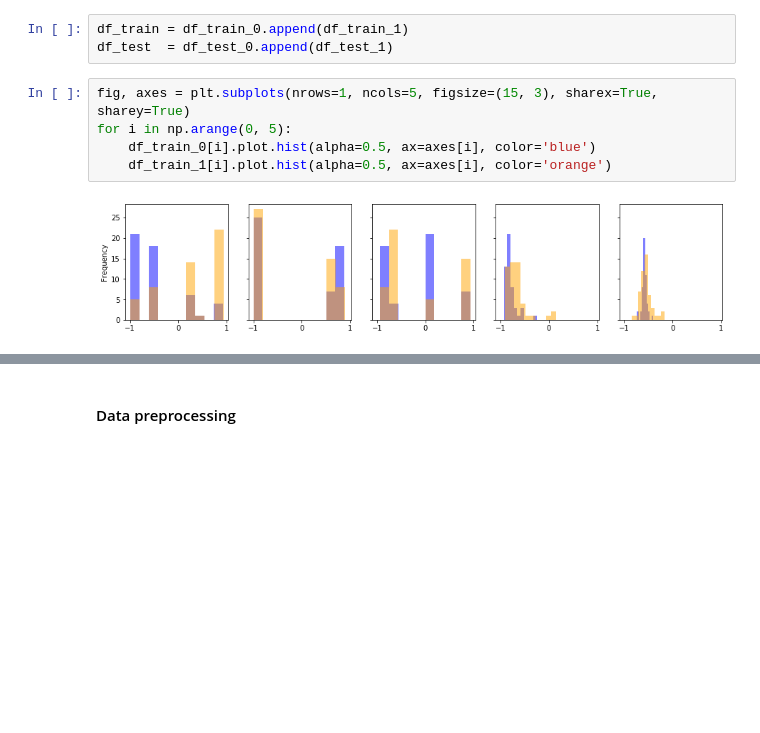
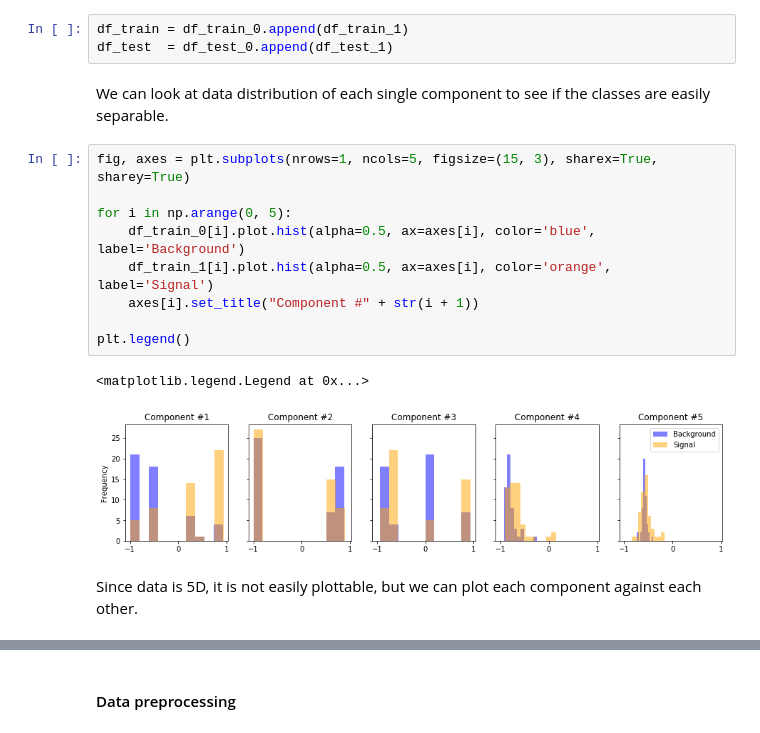
Before and after one commit to asakhnenko/ML-finger-exercises, a Jupyter notebook: qmlhep_application_task_ml.ipynb, the cells around one changed output, grey strips where cells are left out. Saved outputs shown, nothing was run; the diff lists cells and outputs as text; blank space fills up the shorter version.

```diff
--- a/qmlhep_application_task_ml.ipynb
+++ b/qmlhep_application_task_ml.ipynb
@@ -54,12 +54,21 @@ df_train_1.describe()
 # %%
 df_train = df_train_0.append(df_train_1)
 df_test  = df_test_0.append(df_test_1)
+# %% [markdown]
+We can look at data distribution of each single component to see if the classes are easily separable.
 # %%
 fig, axes = plt.subplots(nrows=1, ncols=5, figsize=(15, 3), sharex=True, sharey=True)
+
 for i in np.arange(0, 5):
-    df_train_0[i].plot.hist(alpha=0.5, ax=axes[i], color='blue')
-    df_train_1[i].plot.hist(alpha=0.5, ax=axes[i], color='orange')
+    df_train_0[i].plot.hist(alpha=0.5, ax=axes[i], color='blue', label='Background')
+    df_train_1[i].plot.hist(alpha=0.5, ax=axes[i], color='orange', label='Signal')
+    axes[i].set_title("Component #" + str(i + 1))
+
+plt.legend()
 # %% [output]
+<matplotlib.legend.Legend at 0x...>
-[figure, old version]
+[figure, new version]
+# %% [markdown]
+Since data is 5D, it is not easily plottable, but we can plot each component against each other.
 # %%
 fig, axes = plt.subplots(nrows=4, ncols=4, figsize=(15, 15), sharex=True, sharey=True)
```
Also changed, not shown: parts of 22 cells of this notebook.
